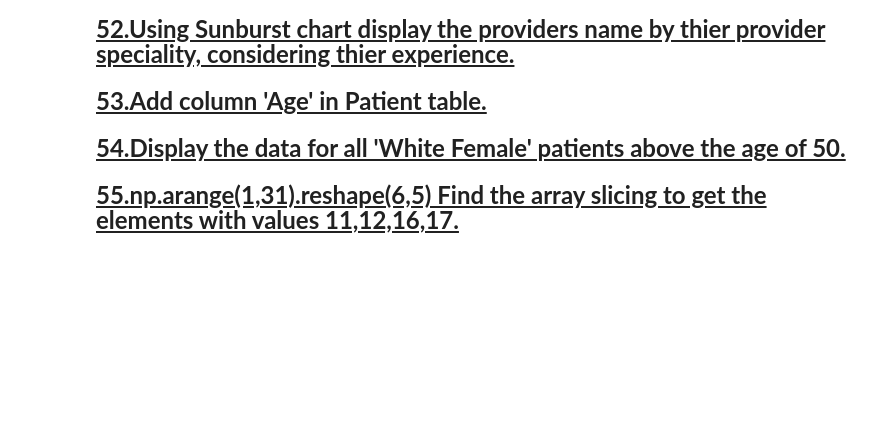
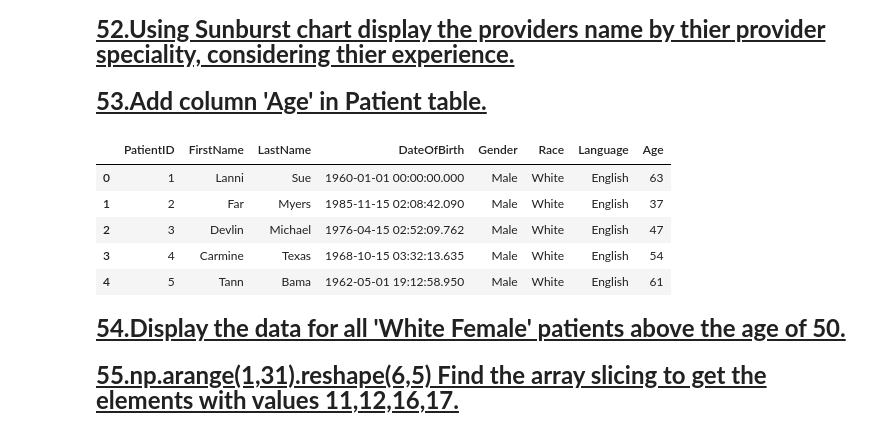
Before and after one commit to JyotsnaSusan/5Py, a Jupyter notebook: 5Py_FinalQuestions.ipynb, the cells around one changed output. Drawn from its saved outputs; the diff is of its cells as text; code cells hidden in the pictures; blank space fills up the shorter version.

```diff
--- a/5Py_FinalQuestions.ipynb
+++ b/5Py_FinalQuestions.ipynb
@@ -476,3 +479,13 @@ print(sheets, "\n")
 [945 rows x 7 columns]]
 # %% [markdown]
 <font size="5"><b><u>43.Find the age prone to get stroke.</u></b></font>
+# %%
+df_Patients = pd.read_excel("HospitalDatabase.xlsx","Patients")
+df_Patients['DateOfBirth'] = pd.to_datetime(df_Patients['DateOfBirth'])
+current_date = datetime.today()
+df_Patients['Age'] = (current_date - df_Patients['DateOfBirth']).dt.days // 365
+df_Patients = df_Patients.drop(columns=['FirstName', 'LastName','DateOfBirth','Gender','Race','Language'])
+df_PatientsNew = pd.merge(df_Patients,df_Discharges,on=["PatientID"])
+df_Stroke = df_PatientsNew[df_PatientsNew['PrimaryDiagnosis'] == 'Stroke']
+df_Age = (df_Stroke.groupby(df_Patients['Age']).count()).sort_values('PrimaryDiagnosis', ascending=False)
+print("The Age", df_Age.index[0] , "is  prone to strokes.")
@@ -519,6 +579,22 @@ df_Patients.loc[101:200,['FirstName','LastName']]
 <font size="5"><b><u>52.Using Sunburst chart display the providers name by thier provider speciality, considering thier experience.</u></b></font>
 # %% [markdown]
 <font size="5"><b><u>53.Add column 'Age' in Patient table.</u></b></font>
+# %%
+df_Patients['DateOfBirth'] = pd.to_datetime(df_Patients['DateOfBirth'])
+
+current_date = datetime.today()
+
+# Calculate age based on the difference between the current date and birth date
+df_Patients['Age'] = (current_date - df_Patients['DateOfBirth']).dt.days // 365
+
+df_Patients.head(5)
+# %% [output]
+|  | PatientID | FirstName | LastName | DateOfBirth | Gender | Race | Language | Age |
+| 0 | 1 | Lanni | Sue | 1960-01-01 00:00:00.000 | Male | White | English | 63 |
+| 1 | 2 | Far | Myers | 1985-11-15 02:08:42.090 | Male | White | English | 37 |
+| 2 | 3 | Devlin | Michael | 1976-04-15 02:52:09.762 | Male | White | English | 47 |
+| 3 | 4 | Carmine | Texas | 1968-10-15 03:32:13.635 | Male | White | English | 54 |
+| 4 | 5 | Tann | Bama | 1962-05-01 19:12:58.950 | Male | White | English | 61 |
 # %% [markdown]
 <font size="5"><b><u>54.Display the data for all 'White Female' patients above the age of 50.</u></b></font>
 # %% [markdown]
```
Also changed, not shown: parts of 7 cells of this notebook, 4 other files.
